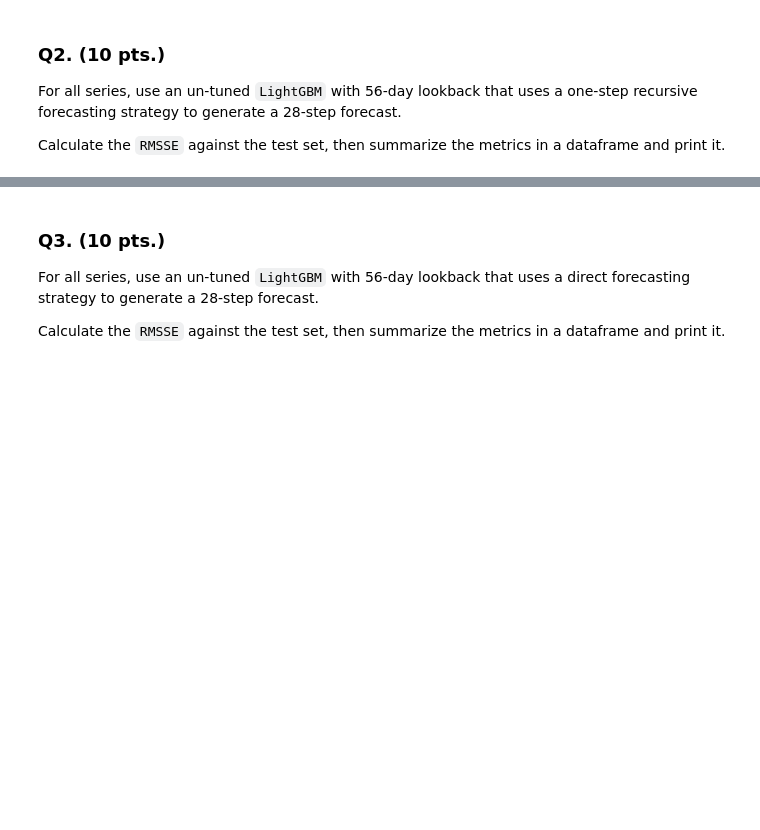
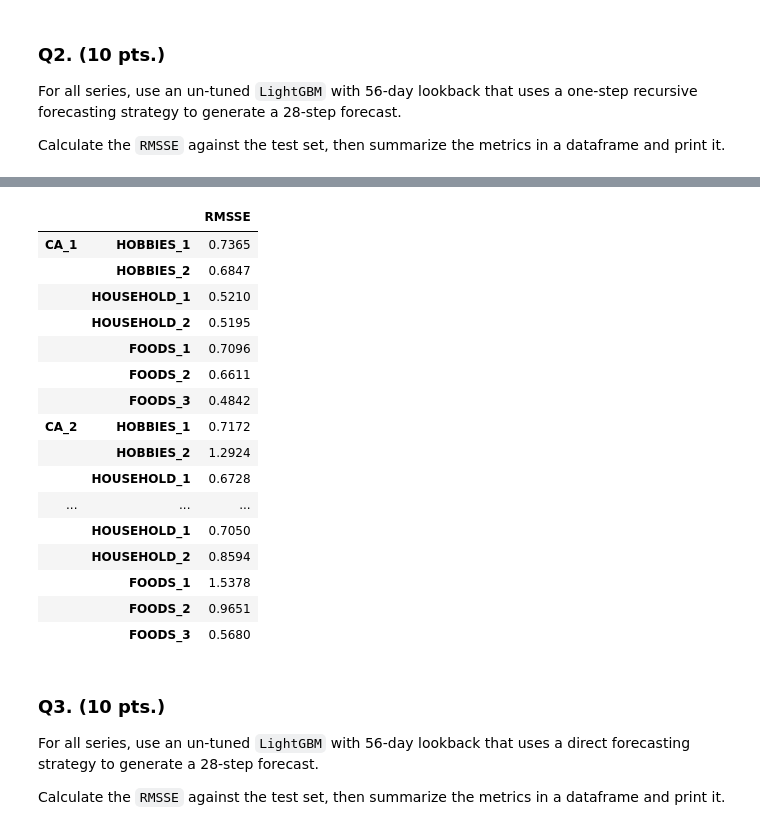
Before and after one commit to adrianemikko/tsa2021-m5, a Jupyter notebook: aaa_scratch.ipynb, the cells around one changed output, grey strips where cells are left out. Saved outputs shown, nothing was run; the diff lists cells and outputs as text; code cells hidden in the pictures; blank space fills up the shorter version.

```diff
--- a/aaa_scratch.ipynb
+++ b/aaa_scratch.ipynb
@@ -179,3 +188,31 @@ lbm.get_params()
+# %%
+df_pred_9_rrlgb = pd.DataFrame(pred)
+df_pred_9_rrlgb.index=test_df_9.index
+
+df_res_9_rrlgb = rateMyForecast(
+    train_df_9, test_df_9, df_pred_9_rrlgb)['RMSSE']
+res["RecursiveRegressor(LGBMRegressor)"] = df_res_9_rrlgb
+
+df_res_9_rrlgb.index = pd.MultiIndex.from_tuples(df_res_9_rrlgb.index)
+df_res_9_rrlgb.to_frame()
+# %% [output]
+|  |  | RMSSE |
+| CA_1 | HOBBIES_1 | 0.7365 |
+|  | HOBBIES_2 | 0.6847 |
+|  | HOUSEHOLD_1 | 0.5210 |
+|  | HOUSEHOLD_2 | 0.5195 |
+|  | FOODS_1 | 0.7096 |
+|  | FOODS_2 | 0.6611 |
+|  | FOODS_3 | 0.4842 |
+| CA_2 | HOBBIES_1 | 0.7172 |
+|  | HOBBIES_2 | 1.2924 |
+|  | HOUSEHOLD_1 | 0.6728 |
+| ... | ... | ... |
+|  | HOUSEHOLD_1 | 0.7050 |
+|  | HOUSEHOLD_2 | 0.8594 |
+|  | FOODS_1 | 1.5378 |
+|  | FOODS_2 | 0.9651 |
+|  | FOODS_3 | 0.5680 |
 # %% [markdown]
 ### Q3. (10 pts.)
 
```
Also changed, not shown: parts of 8 cells of this notebook, 3 other files.
